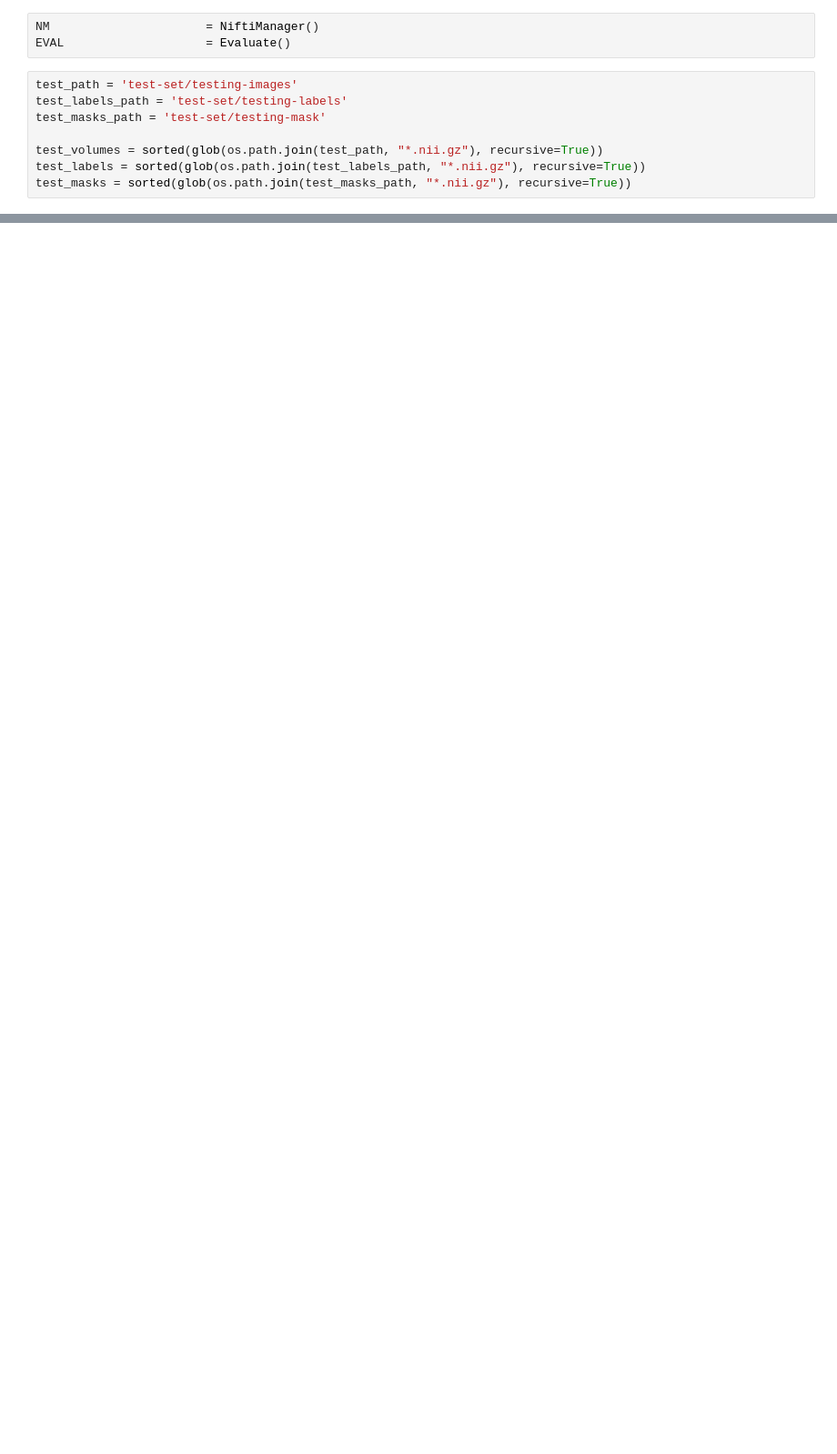
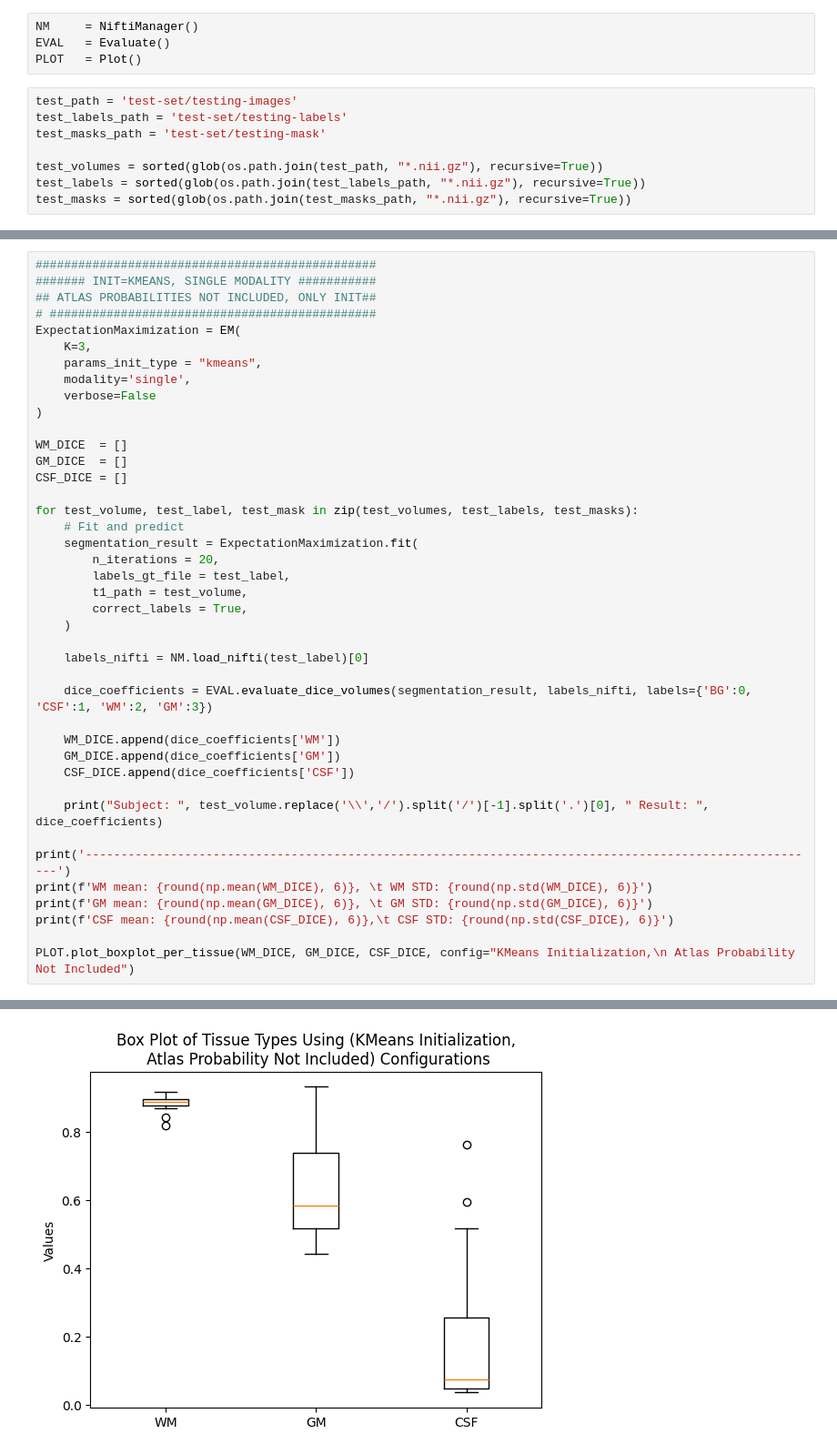
Before and after one commit to abdel-habib/medical-image-segmentation-and-applications, a Jupyter notebook: Lab 3/evaluation.ipynb, the cells around one changed output, grey strips where cells are left out. Shown: that part at 91% size. Drawn from its saved outputs; the diff is of its cells as text; blank space fills up the shorter version.

Commit message:
generate boxplots for each evaluation run

```diff
--- a/Lab 3/evaluation.ipynb
+++ b/Lab 3/evaluation.ipynb
@@ -9,8 +10,9 @@ from tqdm import tqdm
 %load_ext autoreload
 %autoreload 2
 # %%
-NM                      = NiftiManager()
-EVAL                    = Evaluate()
+NM     = NiftiManager()
+EVAL   = Evaluate()
+PLOT   = Plot()
 # %%
 test_path = 'test-set/testing-images'
 test_labels_path = 'test-set/testing-labels'
@@ -21,0 +27,42 @@ test_masks = sorted(glob(os.path.join(test_masks_path, "*.nii.gz"), recursive=Tr
+# %%
+################################################
+####### INIT=KMEANS, SINGLE MODALITY ###########
+## ATLAS PROBABILITIES NOT INCLUDED, ONLY INIT##
+# ##############################################
+ExpectationMaximization = EM(
+    K=3,
+    params_init_type = "kmeans",
+    modality='single',
+    verbose=False
+)
+
+WM_DICE  = []
+GM_DICE  = []
+CSF_DICE = []
+
+for test_volume, test_label, test_mask in zip(test_volumes, test_labels, test_masks):
+    # Fit and predict
+    segmentation_result = ExpectationMaximization.fit(
+        n_iterations = 20,
+        labels_gt_file = test_label,
+        t1_path = test_volume,
+        correct_labels = True,
+    )
+
+    labels_nifti = NM.load_nifti(test_label)[0]
+
+    dice_coefficients = EVAL.evaluate_dice_volumes(segmentation_result, labels_nifti, labels={'BG':0, 'CSF':1, 'WM':2, 'GM':3})
+
+    WM_DICE.append(dice_coefficients['WM'])
+    GM_DICE.append(dice_coefficients['GM'])
+    CSF_DICE.append(dice_coefficients['CSF'])
+
+    print("Subject: ", test_volume.replace('\\','/').split('/')[-1].split('.')[0], " Result: ", dice_coefficients)
+
+print('--------------------------------------------------------------------------------------------------------')
+print(f'WM mean: {round(np.mean(WM_DICE), 6)}, \t WM STD: {round(np.std(WM_DICE), 6)}')
+print(f'GM mean: {round(np.mean(GM_DICE), 6)}, \t GM STD: {round(np.std(GM_DICE), 6)}')
+print(f'CSF mean: {round(np.mean(CSF_DICE), 6)},\t CSF STD: {round(np.std(CSF_DICE), 6)}')
+
+PLOT.plot_boxplot_per_tissue(WM_DICE, GM_DICE, CSF_DICE, config="KMeans Initialization,\n Atlas Probability Not Included")
+# %% [output]
@@ -21,0 +86 @@ test_masks = sorted(glob(os.path.join(test_masks_path, "*.nii.gz"), recursive=Tr
+[figure, added]
```
Also changed, not shown: parts of 23 cells of this notebook, 1 other file.
